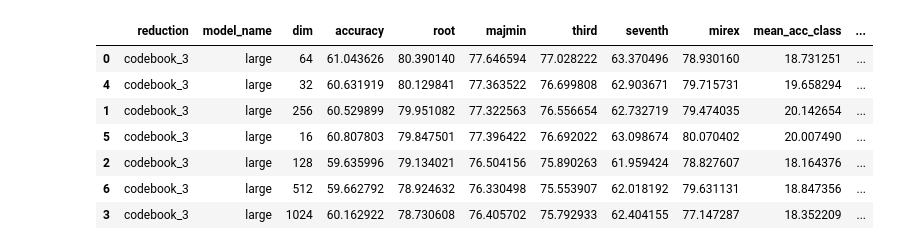
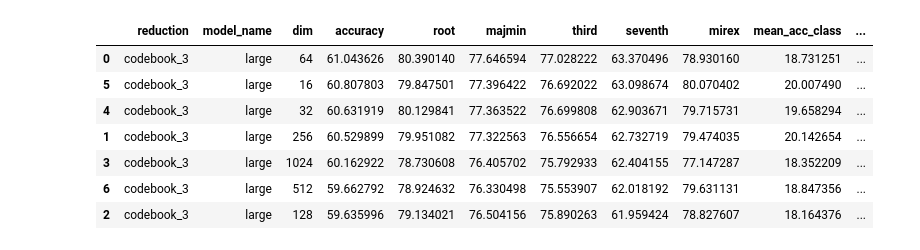
Before and after one commit to PierreRL/AutomaticChordRecognition, a Jupyter notebook: notebooks/experiments/8. Gen Features.ipynb, the cells around one changed output. Saved outputs shown, nothing was run; the diff lists cells and outputs as text; code cells hidden in the pictures.

```diff
--- a/notebooks/experiments/8. Gen Features.ipynb
+++ b/notebooks/experiments/8. Gen Features.ipynb
@@ -130,14 +130,14 @@ for e in expts:
 
 df = pd.DataFrame(rows)
 # %%
-df.sort_values(by=['root'], inplace=True, ascending=False)
+df.sort_values(by=['accuracy'], inplace=True, ascending=False)
 df
 # %% [output]
 |  | reduction | model_name | dim | accuracy | root | majmin | third | seventh | mirex | mean_acc_class | ... |
 | 0 | codebook_3 | large | 64 | 61.043626 | 80.390140 | 77.646594 | 77.028222 | 63.370496 | 78.930160 | 18.731251 | ... |
+| 5 | codebook_3 | large | 16 | 60.807803 | 79.847501 | 77.396422 | 76.692022 | 63.098674 | 80.070402 | 20.007490 | ... |
 | 4 | codebook_3 | large | 32 | 60.631919 | 80.129841 | 77.363522 | 76.699808 | 62.903671 | 79.715731 | 19.658294 | ... |
 | 1 | codebook_3 | large | 256 | 60.529899 | 79.951082 | 77.322563 | 76.556654 | 62.732719 | 79.474035 | 20.142654 | ... |
-| 5 | codebook_3 | large | 16 | 60.807803 | 79.847501 | 77.396422 | 76.692022 | 63.098674 | 80.070402 | 20.007490 | ... |
+| 3 | codebook_3 | large | 1024 | 60.162922 | 78.730608 | 76.405702 | 75.792933 | 62.404155 | 77.147287 | 18.352209 | ... |
+| 6 | codebook_3 | large | 512 | 59.662792 | 78.924632 | 76.330498 | 75.553907 | 62.018192 | 79.631131 | 18.847356 | ... |
 | 2 | codebook_3 | large | 128 | 59.635996 | 79.134021 | 76.504156 | 75.890263 | 61.959424 | 78.827607 | 18.164376 | ... |
-| 6 | codebook_3 | large | 512 | 59.662792 | 78.924632 | 76.330498 | 75.553907 | 62.018192 | 79.631131 | 18.847356 | ... |
-| 3 | codebook_3 | large | 1024 | 60.162922 | 78.730608 | 76.405702 | 75.792933 | 62.404155 | 77.147287 | 18.352209 | ... |
```
Also changed, not shown: parts of 5 cells of this notebook, 3 other files.
